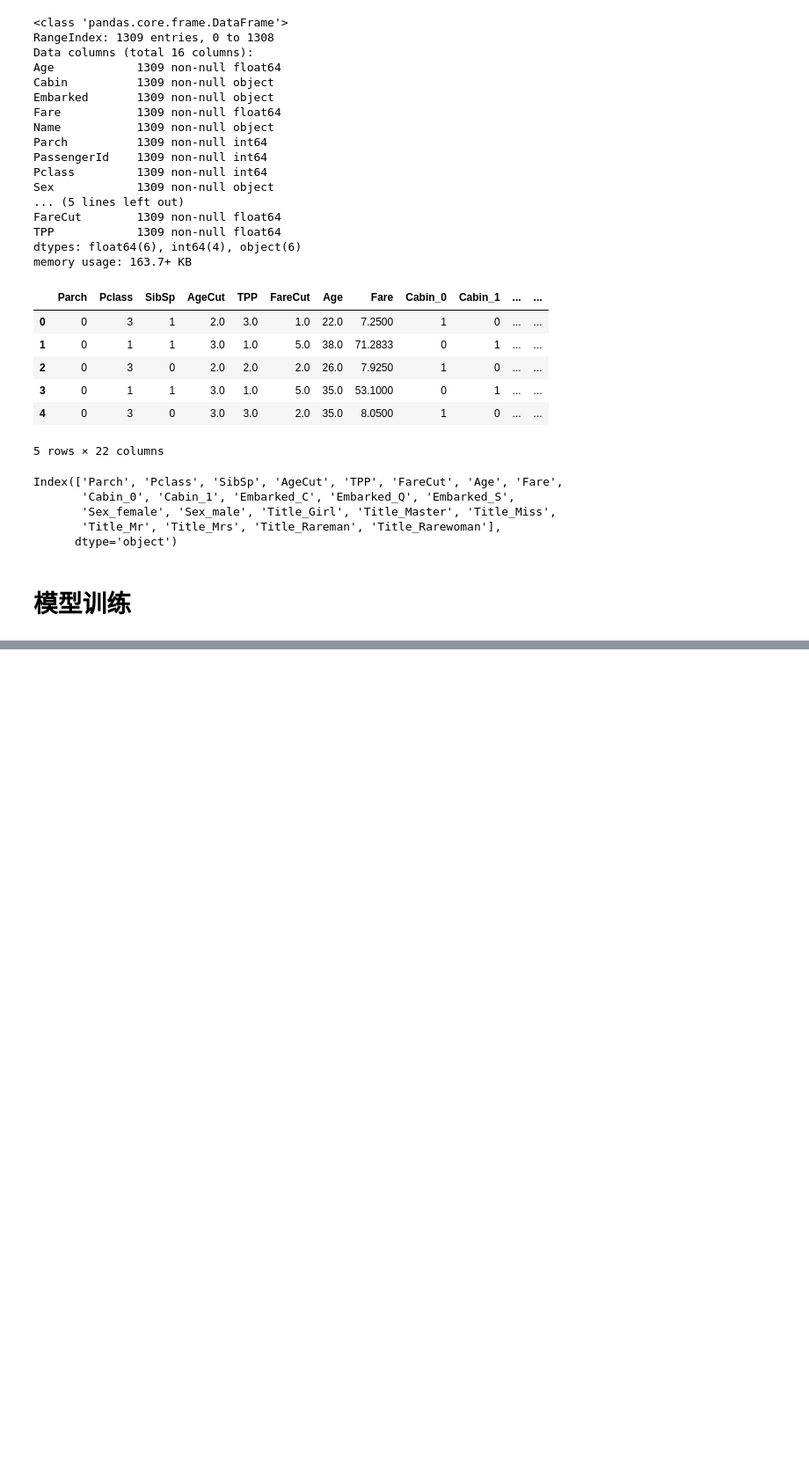
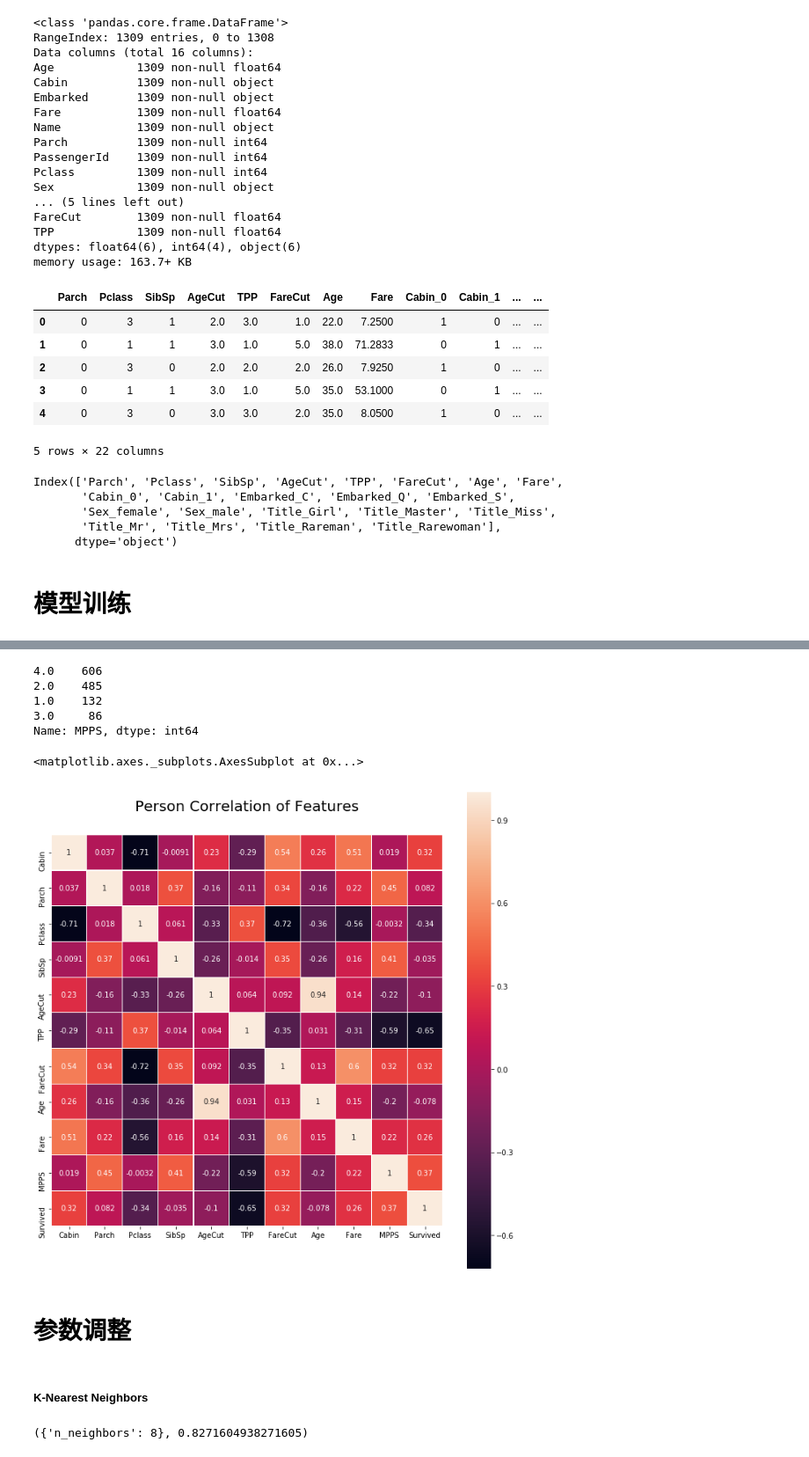
Before and after one commit to liushane/titanic, a Jupyter notebook: Untitled1.ipynb, the cells around one changed output, grey strips where cells are left out. Shown at 88% size. Saved outputs shown, nothing was run; the diff lists cells and outputs as text; code cells hidden in the pictures; blank space fills up the shorter version.

```diff
--- a/Untitled1.ipynb
+++ b/Untitled1.ipynb
@@ -354,0 +658,23 @@ Index(['Parch', 'Pclass', 'SibSp', 'AgeCut', 'TPP', 'FareCut', 'Age', 'Fare',
+# %%
+full.loc[(full.Title=='Mr')&(full.Pclass==1)&(full.Parch==0)&((full.SibSp==0)|(full.SibSp==1)),'MPPS']=1
+full.loc[(full.Title=='Mr')&(full.Pclass!=1)&(full.Parch==0)&(full.SibSp==0),'MPPS']=2
+full.loc[(full.Title=='Miss')&(full.Pclass==3)&(full.Parch==0)&(full.SibSp==0),'MPPS']=3
+full.MPPS.fillna(4,inplace=True)
+# %%
+full.MPPS.value_counts()
+# %% [output]
+4.0    606
+2.0    485
+1.0    132
+3.0     86
+Name: MPPS, dtype: int64
+# %%
+plt.figure(figsize=(12,12))
+plt.title('Person Correlation of Features',y=1.05,size=20)
+sns.heatmap(full[['Cabin','Parch','Pclass','SibSp','AgeCut','TPP','FareCut','Age','Fare','MPPS','Survived']]\
+            .astype(float).corr(),linewidths=0.1,vmax=1.0,square=True,linecolor='white',annot=True)
+# %% [output]
+<matplotlib.axes._subplots.AxesSubplot at 0x...>
+[figure, added]
+# %% [markdown]
+# 参数调整
@@ -354,0 +693,9 @@ Index(['Parch', 'Pclass', 'SibSp', 'AgeCut', 'TPP', 'FareCut', 'Age', 'Fare',
+# %% [markdown]
+##### K-Nearest Neighbors
+# %%
+param_grid={'n_neighbors':[1,2,3,4,5,6,7,8,9]}
+grid_search=GridSearchCV(KNeighborsClassifier(),param_grid,cv=5)
+grid_search.fit(X_scaled,y)
+grid_search.best_params_,grid_search.best_score_
+# %% [output]
+({'n_neighbors': 8}, 0.8271604938271605)
```
Also changed, not shown: parts of 41 cells of this notebook.
